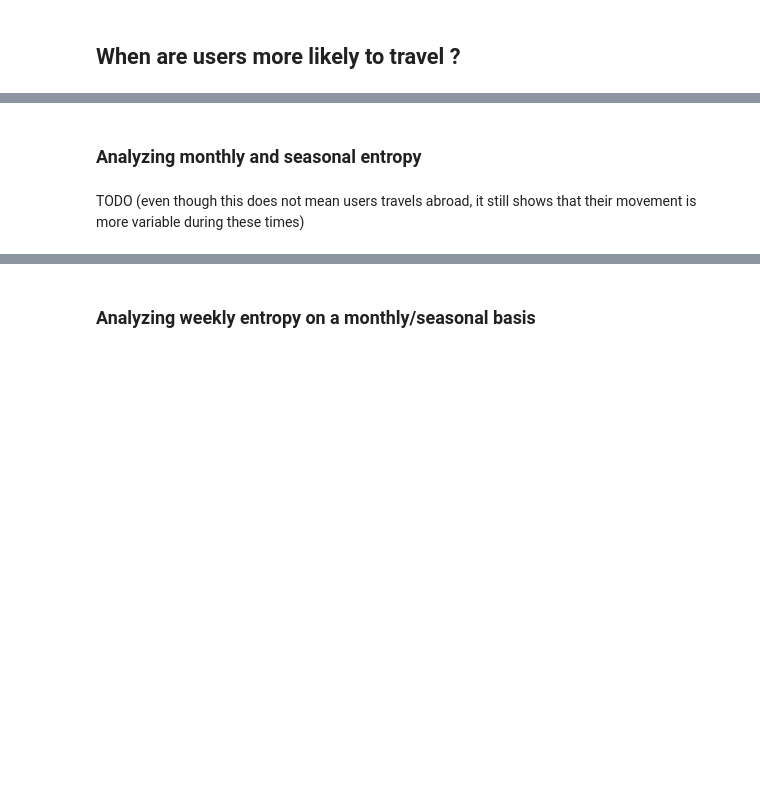
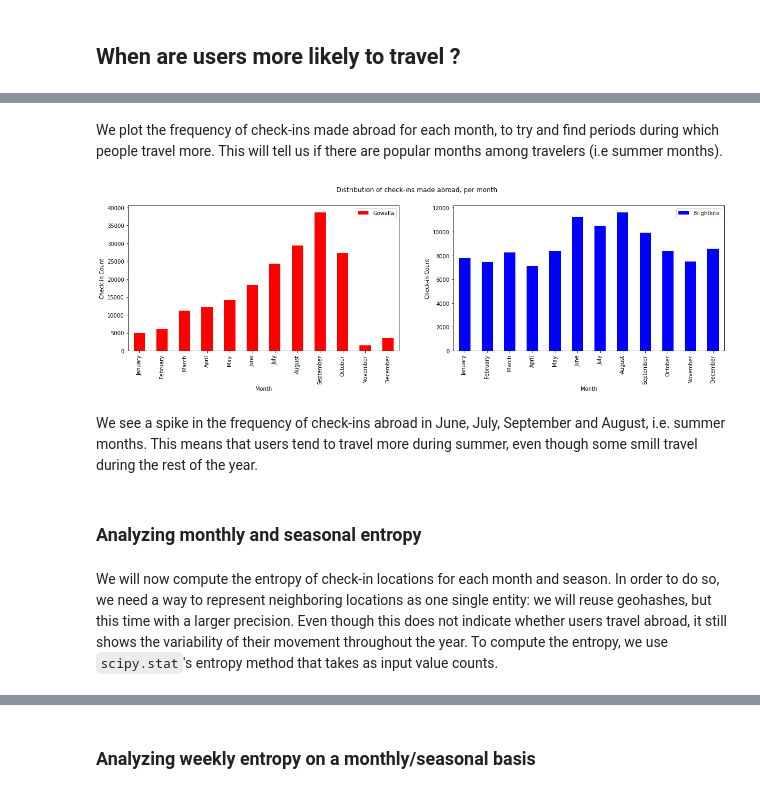
Before and after one commit to epfl-ada/ada-2020-project-milestone-p3-p3_a-dope-acronym, a Jupyter notebook: seasonal_patterns.ipynb, the cells around one changed output, grey strips where cells are left out. Cells and saved outputs as stored; diff of their text form; code cells hidden in the pictures; blank space fills up the shorter version.

```diff
--- a/seasonal_patterns.ipynb
+++ b/seasonal_patterns.ipynb
@@ -315,15 +311,30 @@ plt.show()
+# %% [markdown]
+We plot the frequency of check-ins made abroad for each month, to try and find periods during which people travel more. This will tell us if there are popular months among travelers (i.e summer months).
 # %%
-plt.figure(figsize=(10,5))
+fig, axs = plt.subplots(1, 2, figsize = (20, 5), sharex = True)
+axs = axs.ravel()
 
-checkin_brightkite[checkin_brightkite['is_abroad']].groupby('month')['user'].count().plot.bar()
+# Plot the frequency of check-ins made abroad for each month
+checkin_gowalla[checkin_gowalla['is_abroad']].groupby('month')['user'].count().plot.bar(color = 'red', ax = axs[0])
+checkin_brightkite[checkin_brightkite['is_abroad']].groupby('month')['user'].count().plot.bar(color = 'blue', ax = axs[1])
 
-plt.xlabel('Month')
-plt.ylabel('Check-in Count')
-plt.xticks(range(0, 12), labels=months.values(), rotation = 90)
+for ax in axs:
+    ax.set_xlabel('Month')
+    ax.set_ylabel('Check-in Count')
+    ax.set_xticks(range(0, 12))
+    ax.set_xticklabels(months.values())
+    ax.tick_params('x', rotation = 90)
+
+axs[0].legend(['Gowalla'])
+axs[1].legend(['Brightkite'])
 plt.suptitle('Distribution of check-ins made abroad, per month')
 plt.show()
+# %% [output]
+[figure, added]
+# %% [markdown]
+We see a spike in the frequency of check-ins abroad in June, July, September and August, i.e. summer months. This means that users tend to travel more during summer, even though some smill travel during the rest of the year.
 # %% [markdown]
 ### Analyzing monthly and seasonal entropy
-# %% [markdown]
-TODO (even though this does not mean users travels abroad, it still shows that their movement is more variable during these times)
+# %% [markdown]
+We will now compute the entropy of check-in locations for each month and season. In order to do so, we need a way to represent neighboring locations as one single entity: we will reuse geohashes, but this time with a larger precision. Even though this does not indicate whether users travel abroad, it still shows the variability of their movement throughout the year. To compute the entropy, we use `scipy.stat`'s entropy method that takes as input value counts.
 # %%
```
Also changed, not shown: parts of 58 cells of this notebook.
